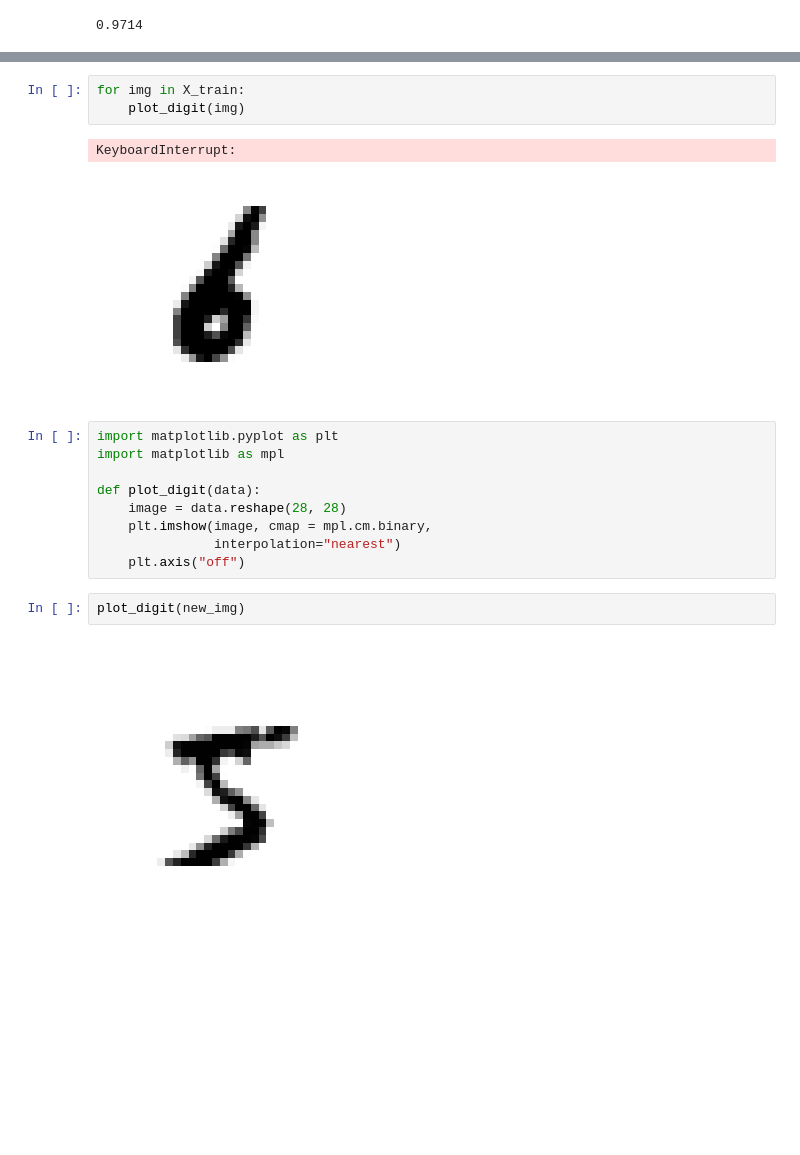
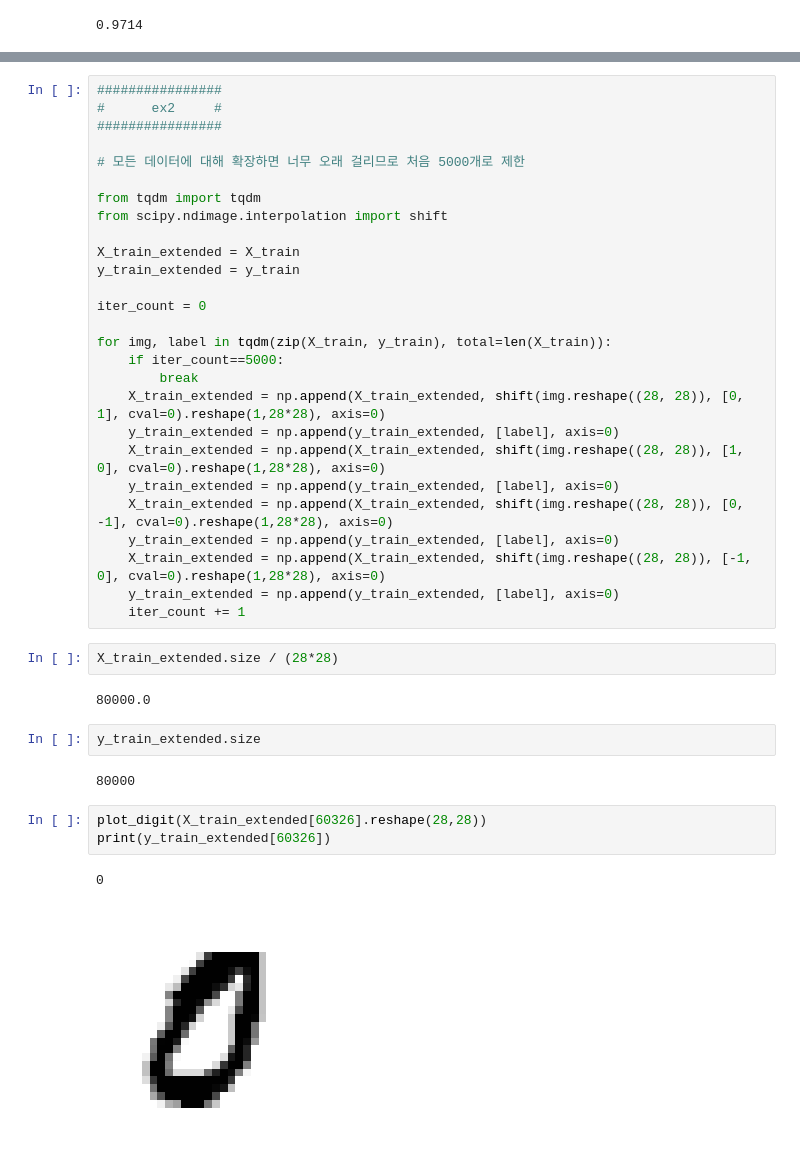
Before and after one commit to lijm1358/ml_practice, a Jupyter notebook: ch03.ipynb, the cells around one changed output, grey strips where cells are left out. Cells and saved outputs as stored; diff of their text form; blank space fills up the shorter version.

```diff
--- a/ch03.ipynb
+++ b/ch03.ipynb
@@ -551,19 +542,41 @@ new_img = shift(X_train[0].reshape((28, 28)), [5, 1], cval=0)
-# %%
-for img in X_train:
-    plot_digit(img)
-# %% [output]
-KeyboardInterrupt:
-[figure, removed]
-# %%
-import matplotlib.pyplot as plt
-import matplotlib as mpl
-
-def plot_digit(data):
-    image = data.reshape(28, 28)
-    plt.imshow(image, cmap = mpl.cm.binary,
-               interpolation="nearest")
-    plt.axis("off")
-# %%
-plot_digit(new_img)
-# %% [output]
-[figure, removed]
+# %%
+################
+#      ex2     #
+################
+
+# 모든 데이터에 대해 확장하면 너무 오래 걸리므로 처음 5000개로 제한
+
+from tqdm import tqdm
+from scipy.ndimage.interpolation import shift
+
+X_train_extended = X_train
+y_train_extended = y_train
+
+iter_count = 0
+
+for img, label in tqdm(zip(X_train, y_train), total=len(X_train)):
+    if iter_count==5000:
+        break
+    X_train_extended = np.append(X_train_extended, shift(img.reshape((28, 28)), [0, 1], cval=0).reshape(1,28*28), axis=0)
+    y_train_extended = np.append(y_train_extended, [label], axis=0)
+    X_train_extended = np.append(X_train_extended, shift(img.reshape((28, 28)), [1, 0], cval=0).reshape(1,28*28), axis=0)
+    y_train_extended = np.append(y_train_extended, [label], axis=0)
+    X_train_extended = np.append(X_train_extended, shift(img.reshape((28, 28)), [0, -1], cval=0).reshape(1,28*28), axis=0)
+    y_train_extended = np.append(y_train_extended, [label], axis=0)
+    X_train_extended = np.append(X_train_extended, shift(img.reshape((28, 28)), [-1, 0], cval=0).reshape(1,28*28), axis=0)
+    y_train_extended = np.append(y_train_extended, [label], axis=0)
+    iter_count += 1
+# %%
+X_train_extended.size / (28*28)
+# %% [output]
+80000.0
+# %%
+y_train_extended.size
+# %% [output]
+80000
+# %%
+plot_digit(X_train_extended[60326].reshape(28,28))
+print(y_train_extended[60326])
+# %% [output]
+0
+[figure, added]
```
Also changed, not shown: parts of 9 cells of this notebook.
